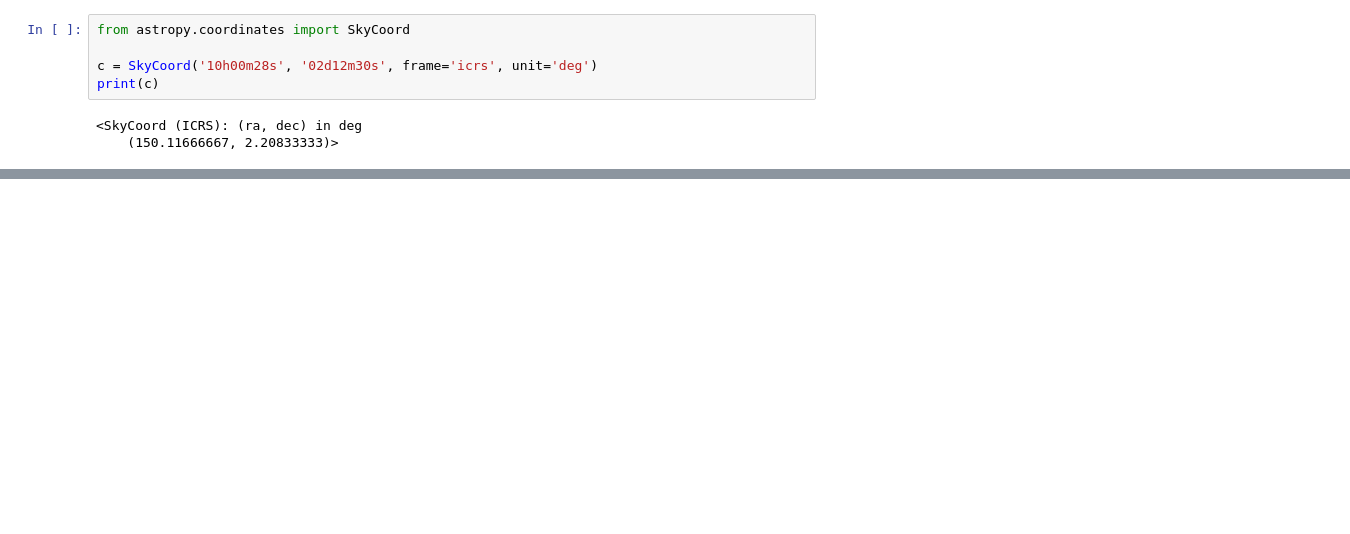
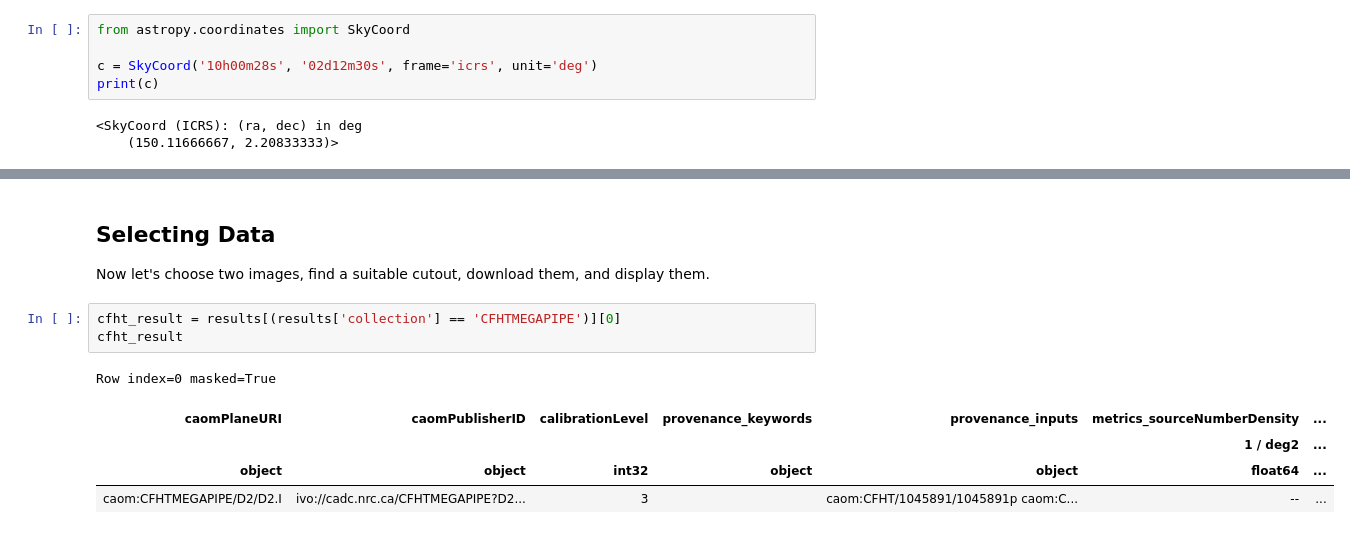
Before and after one commit to ellieb/astroquery_tutorial, a Jupyter notebook: astroquery_example_v1.ipynb, the cells around one changed output, grey strips where cells are left out. Saved outputs shown, nothing was run; the diff lists cells and outputs as text; blank space fills up the shorter version.

```diff
--- a/astroquery_example_v1.ipynb
+++ b/astroquery_example_v1.ipynb
@@ -303,0 +202,12 @@ Now, lets try and use a cutout!
+# %% [markdown]
+## Selecting Data
+Now let's choose two images, find a suitable cutout, download them, and display them.
+# %%
+cfht_result = results[(results['collection'] == 'CFHTMEGAPIPE')][0]
+cfht_result
+# %% [output]
+Row index=0 masked=True
+| caomPlaneURI | caomPublisherID | calibrationLevel | provenance_keywords | provenance_inputs | metrics_sourceNumberDensity | ... |
+|  |  |  |  |  | 1 / deg2 | ... |
+| object | object | int32 | object | object | float64 | ... |
+| caom:CFHTMEGAPIPE/D2/D2.I | ivo://cadc.nrc.ca/CFHTMEGAPIPE?D2... | 3 |  | caom:CFHT/1045891/1045891p caom:C... | -- | ... |
```
Also changed, not shown: parts of 51 cells of this notebook.
